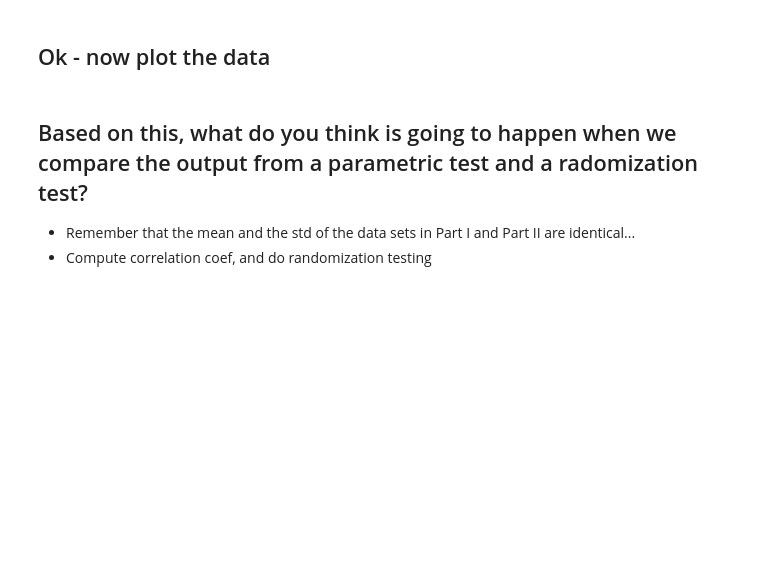
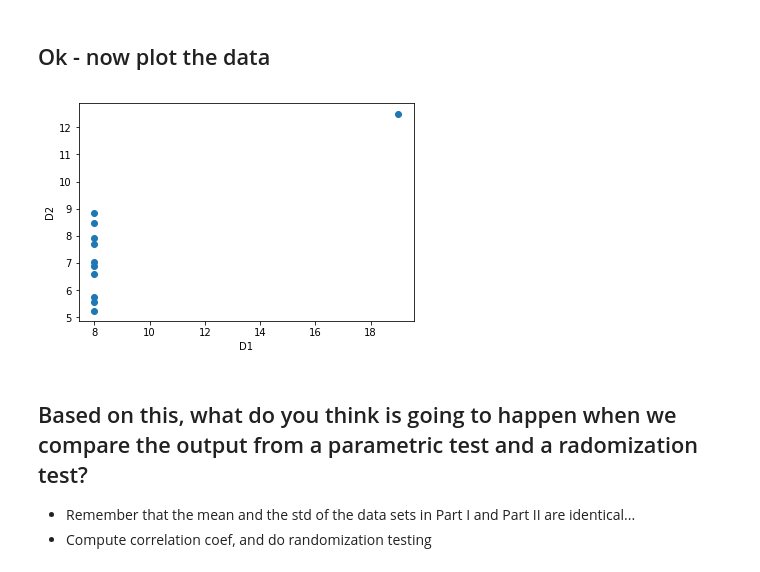
Before and after one commit to christopher-lee1/PSYC-NEU-231, a Jupyter notebook: Tutorial031_Exercises_InClass.ipynb, the cells around one changed output. Drawn from its saved outputs; the diff is of its cells as text; code cells hidden in the pictures; blank space fills up the shorter version.

```diff
--- a/Tutorial031_Exercises_InClass.ipynb
+++ b/Tutorial031_Exercises_InClass.ipynb
@@ -83,6 +121,13 @@ d2 = np.array([6.58, 5.76, 7.71, 8.84, 8.47, 7.04, 5.25, 12.5, 5.56, 7.91, 6.89]
 * Will the randomization based p-value be similar to the standard p-value as it was in the example above?
 # %% [markdown]
 ## Ok - now plot the data
+# %%
+plt.scatter(d1, d2)
+plt.xlabel('D1')
+plt.ylabel('D2')
+plt.show()
+# %% [output]
+[figure, added]
 # %% [markdown]
 ## Based on this, what do you think is going to happen when we compare the output from a parametric test and a radomization test?
 * Remember that the mean and the std of the data sets in Part I and Part II are identical...
```
Also changed, not shown: parts of 13 cells of this notebook, 5 other files.
